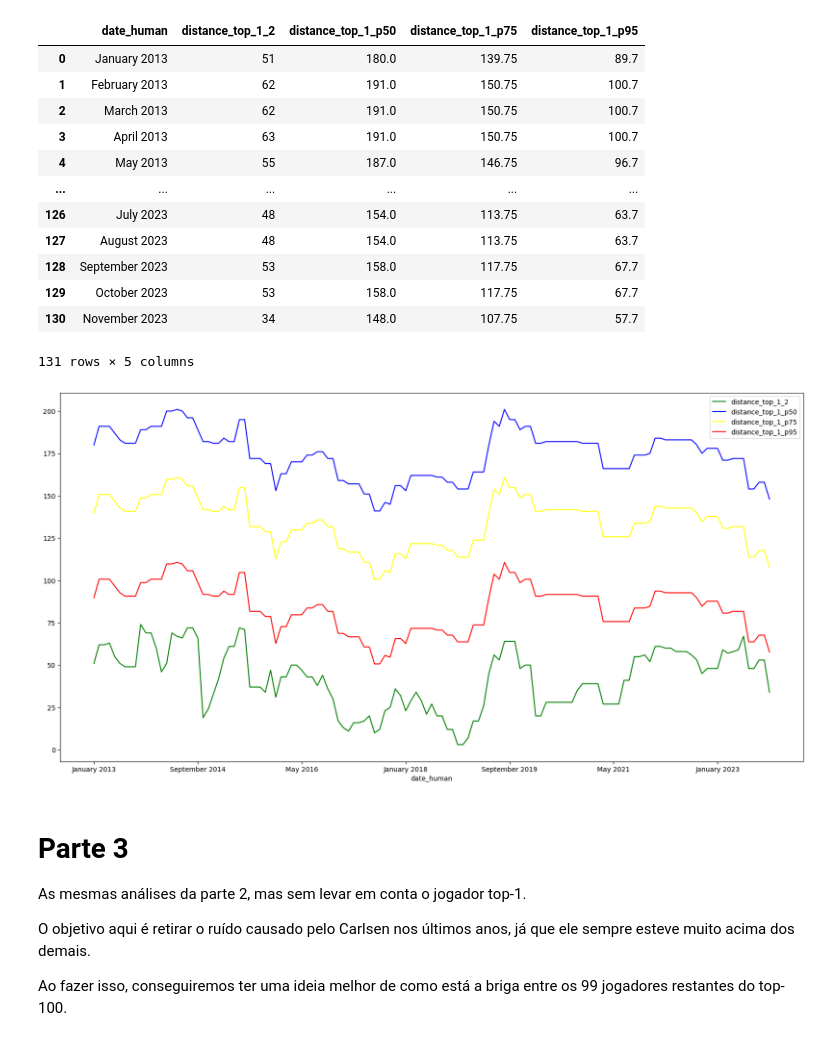
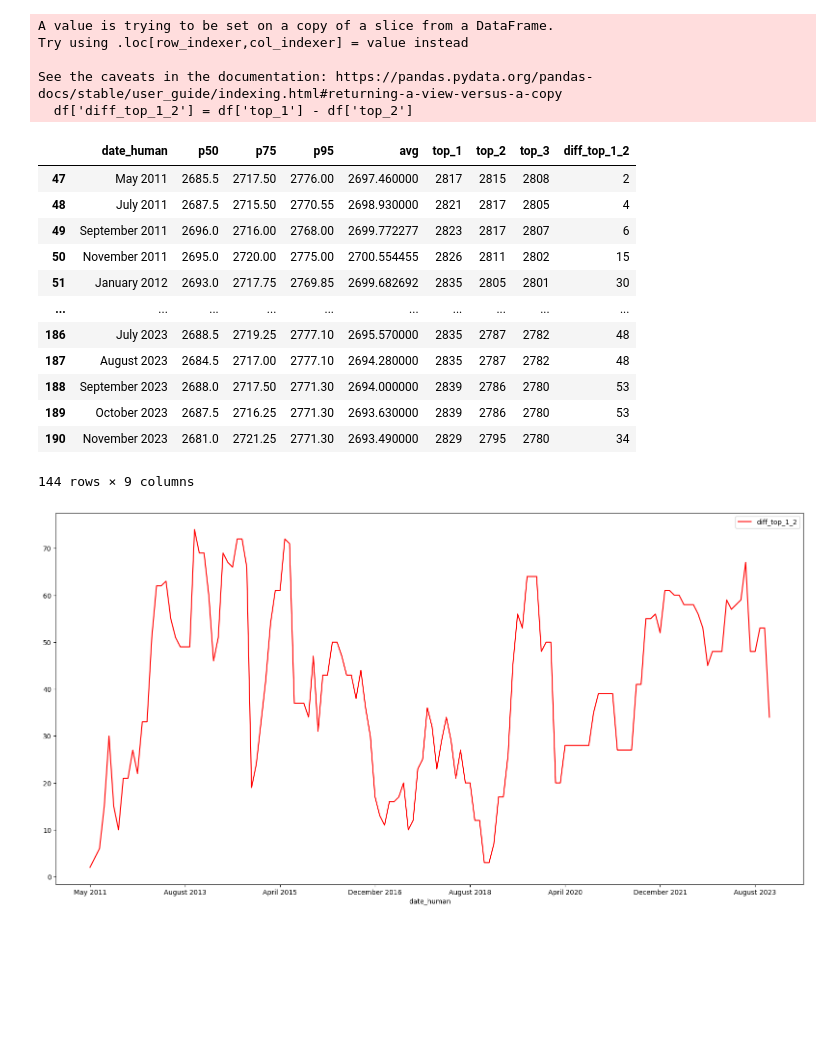
Before and after one commit to lucasrodcosta/chess_analysis, a Jupyter notebook: analysis.ipynb, the cells around one changed output. Saved outputs shown, nothing was run; the diff lists cells and outputs as text; code cells hidden in the pictures; blank space fills up the shorter version.

```diff
--- a/analysis.ipynb
+++ b/analysis.ipynb
@@ -162,0 +189,9 @@ plt.show()
+# %%
+df = df[df.index >= magnus_vline_index]
+
+ax = plt.gca()
+
+for col_name in df.columns:
+    if col_name == 'date_human':
+        continue
+    df.plot(kind='line', x='date_human', y=col_name, color=GRAPH_LINES_COLORS[col_name], ax=ax)
@@ -163,54 +252,28 @@ plt.show()
 # %%
-data = []
-
-for index, row in ratings_df.iterrows():
-    top_1_rating = row['ratings'][0][1]
-    top_2_rating = row['ratings'][1][1]
-    p50 = np.percentile(all_ratings, 50)
-    p75 = np.percentile(all_ratings, 75)
-    p95 = np.percentile(all_ratings, 95)
-
-    data.append({
-        'date_human': row['date_human'],
-        'distance_top_1_2': (top_1_rating - top_2_rating),
-        'distance_top_1_p50': (top_1_rating - p50),
-        'distance_top_1_p75': (top_1_rating - p75),
-        'distance_top_1_p95': (top_1_rating - p95),
-    })
-
-df = pd.DataFrame(data)
+df['diff_top_1_2'] = df['top_1'] - df['top_2']
 df
 # %% [output]
+A value is trying to be set on a copy of a slice from a DataFrame.
+Try using .loc[row_indexer,col_indexer] = value instead
+
+See the caveats in the documentation: https://pandas.pydata.org/pandas-docs/stable/user_guide/indexing.html#returning-a-view-versus-a-copy
+  df['diff_top_1_2'] = df['top_1'] - df['top_2']
-|  | date_human | distance_top_1_2 | distance_top_1_p50 | distance_top_1_p75 | distance_top_1_p95 |
-| 0 | January 2013 | 51 | 180.0 | 139.75 | 89.7 |
-| 1 | February 2013 | 62 | 191.0 | 150.75 | 100.7 |
-| 2 | March 2013 | 62 | 191.0 | 150.75 | 100.7 |
-| 3 | April 2013 | 63 | 191.0 | 150.75 | 100.7 |
-| 4 | May 2013 | 55 | 187.0 | 146.75 | 96.7 |
-| ... | ... | ... | ... | ... | ... |
-| 126 | July 2023 | 48 | 154.0 | 113.75 | 63.7 |
-| 127 | August 2023 | 48 | 154.0 | 113.75 | 63.7 |
-| 128 | September 2023 | 53 | 158.0 | 117.75 | 67.7 |
-| 129 | October 2023 | 53 | 158.0 | 117.75 | 67.7 |
-| 130 | November 2023 | 34 | 148.0 | 107.75 | 57.7 |
+|  | date_human | p50 | p75 | p95 | avg | top_1 | top_2 | top_3 | diff_top_1_2 |
+| 47 | May 2011 | 2685.5 | 2717.50 | 2776.00 | 2697.460000 | 2817 | 2815 | 2808 | 2 |
+| 48 | July 2011 | 2687.5 | 2715.50 | 2770.55 | 2698.930000 | 2821 | 2817 | 2805 | 4 |
+| 49 | September 2011 | 2696.0 | 2716.00 | 2768.00 | 2699.772277 | 2823 | 2817 | 2807 | 6 |
+| 50 | November 2011 | 2695.0 | 2720.00 | 2775.00 | 2700.554455 | 2826 | 2811 | 2802 | 15 |
+| 51 | January 2012 | 2693.0 | 2717.75 | 2769.85 | 2699.682692 | 2835 | 2805 | 2801 | 30 |
+| ... | ... | ... | ... | ... | ... | ... | ... | ... | ... |
+| 186 | July 2023 | 2688.5 | 2719.25 | 2777.10 | 2695.570000 | 2835 | 2787 | 2782 | 48 |
+| 187 | August 2023 | 2684.5 | 2717.00 | 2777.10 | 2694.280000 | 2835 | 2787 | 2782 | 48 |
+| 188 | September 2023 | 2688.0 | 2717.50 | 2771.30 | 2694.000000 | 2839 | 2786 | 2780 | 53 |
+| 189 | October 2023 | 2687.5 | 2716.25 | 2771.30 | 2693.630000 | 2839 | 2786 | 2780 | 53 |
+| 190 | November 2023 | 2681.0 | 2721.25 | 2771.30 | 2693.490000 | 2829 | 2795 | 2780 | 34 |
-131 rows × 5 columns
+144 rows × 9 columns
 # %%
-plt.rcParams['figure.figsize'] = [20, 10]
-
 ax = plt.gca()
-df.plot(kind='line', x='date_human', y='distance_top_1_2', color='green', ax=ax)
-df.plot(kind='line', x='date_human', y='distance_top_1_p50', color='blue', ax=ax)
-df.plot(kind='line', x='date_human', y='distance_top_1_p75', color='yellow', ax=ax)
-df.plot(kind='line', x='date_human', y='distance_top_1_p95', color='red', ax=ax)
-
+df.plot(kind='line', x='date_human', y='diff_top_1_2', color='red', ax=ax)
 plt.show()
 # %% [output]
-[figure, old version]
+[figure, new version]
-# %% [markdown]
-# Parte 3
-
-As mesmas análises da parte 2, mas sem levar em conta o jogador top-1.
-
-O objetivo aqui é retirar o ruído causado pelo Carlsen nos últimos anos, já que ele sempre esteve muito acima dos demais.
-
-Ao fazer isso, conseguiremos ter uma ideia melhor de como está a briga entre os 99 jogadores restantes do top-100.
```
Also changed, not shown: parts of 23 cells of this notebook, 1 other file.
